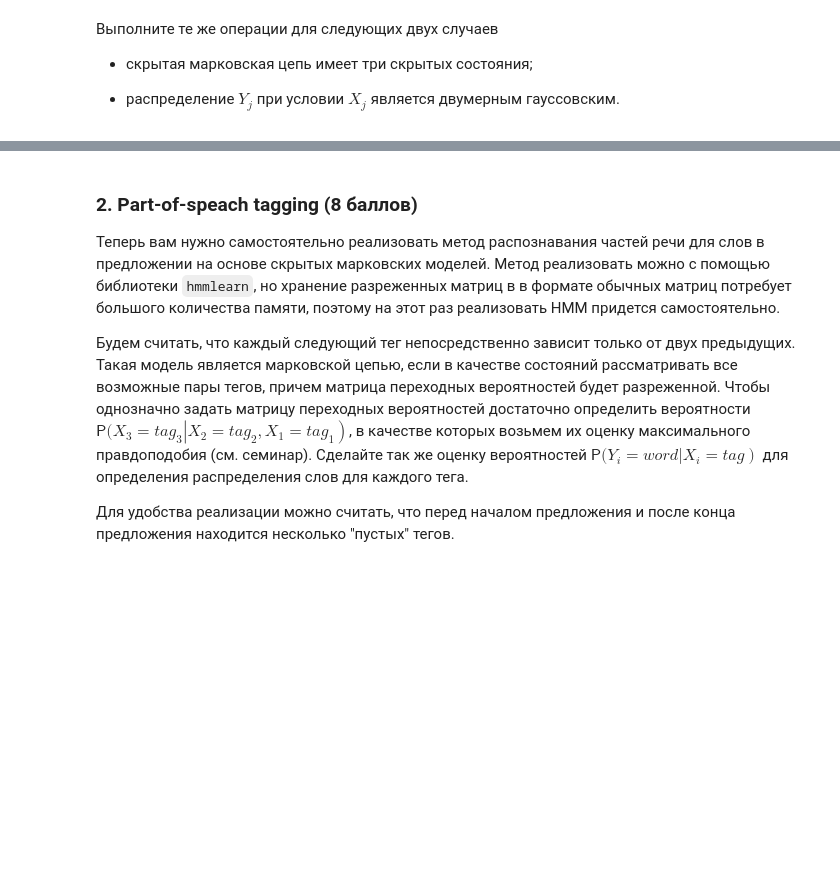
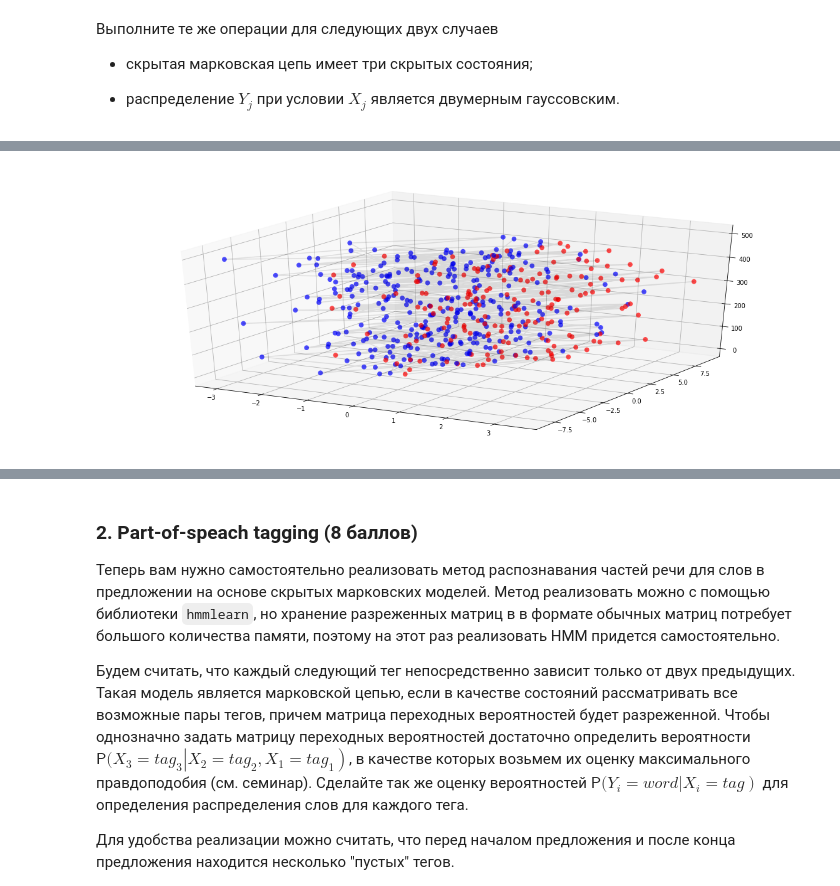
Before and after one commit to svinkapeppa/stochastic, a Jupyter notebook: lab_4/4.23.ipynb, the cells around one changed output, grey strips where cells are left out. Saved outputs shown, nothing was run; the diff lists cells and outputs as text; code cells hidden in the pictures; blank space fills up the shorter version.

```diff
--- a/lab_4/4.23.ipynb
+++ b/lab_4/4.23.ipynb
@@ -283,0 +304,36 @@ plt.show()
+# %%
+# Объявление скрытой марковской модели с двумя скрытыми состояниями,
+# в которой предполагается, каждое состояние может генерировать
+# гауссовский случайный вектор с произвольной матрицей ковариаций.
+# Используется метод Витерби.
+# Поставьте 'map', чтобы использовать метод forward-backward.
+model = hmm.GaussianHMM(n_components=2, covariance_type='full',
+                        algorithm='viterbi')
+
+# Параметры марковской цепи - начальное состояние и матрица переходных вероятностей
+model.startprob_ = np.array([0.4, 0.6])
+model.transmat_ = np.array([[0.8, 0.2],
+                            [0.37, 0.63]])
+
+# Параметры условных распределений Y_j при условии X_j - вектора средних и
+# матрица ковариаций по количеству состояний. Поскольку в данном случае
+# распределения одномерные, ниже записаны два вектора размерности 1
+# и две матрицы размерности 1x1
+model.means_ = np.array([[0.0, 0.0], [1.0, 1.0]])
+model.covars_ = np.array([[[1, 2], [2, 9]], [[1, 3], [3, 10]]])
+# %%
+size = 500
+Y, X = model.sample(size)  # Y наблюдаемы, X скрытые
+
+fig = plt.figure(figsize=(20, 8))
+ax = plt.axes(projection='3d')
+
+zdata = range(size)
+xdata = Y[:, 0]
+ydata = Y[:, 1]
+
+ax.plot3D(xdata, ydata, zdata, color='black', alpha=0.1)
+ax.scatter3D(xdata, ydata, zdata, c=colors[np.array(X)], lw=0, s=60, alpha=0.7)
+plt.show()
+# %% [output]
+[figure, added]
```
Also changed, not shown: parts of 18 cells of this notebook.
